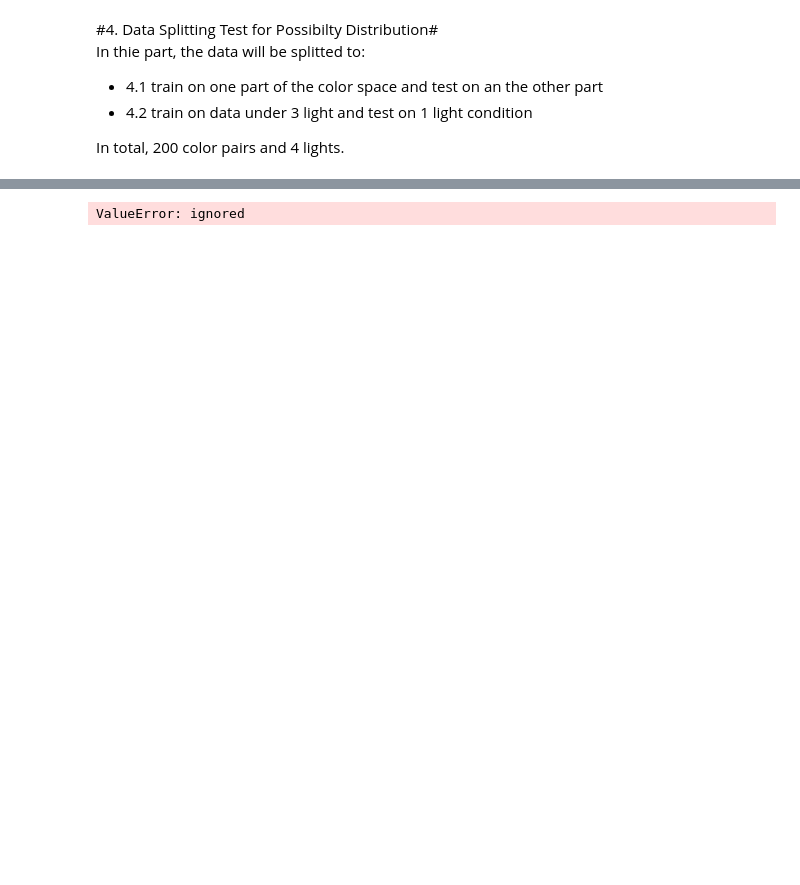
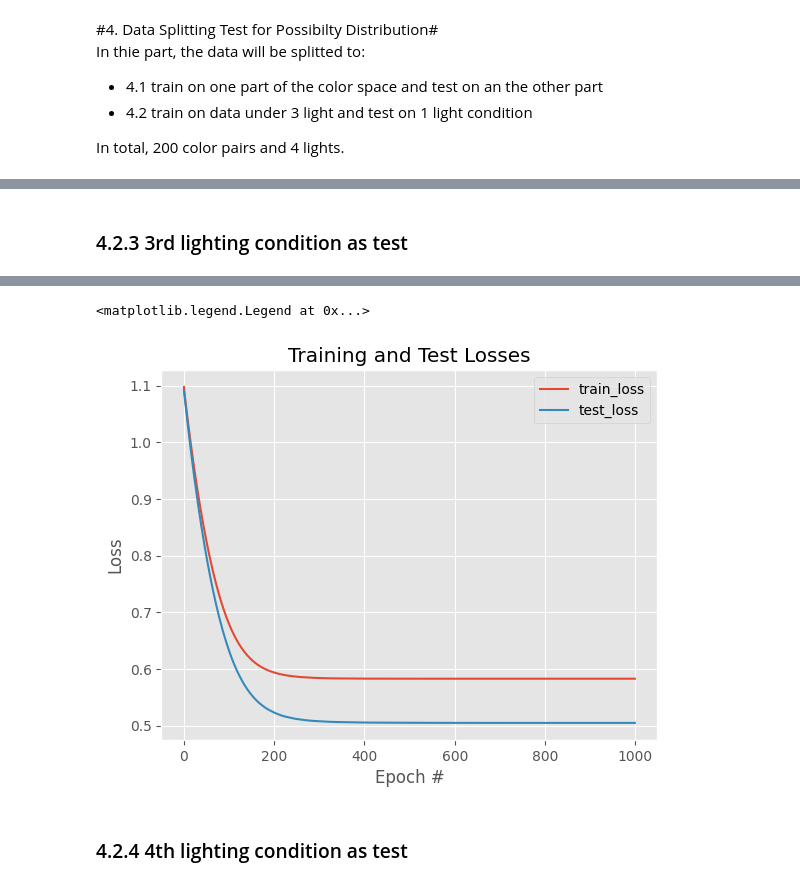
Before and after one commit to Jianfeng0Liu/Color-Difference_Visually-Impaired-People, a Jupyter notebook: Color_Difference_Visually_Impaired_People.ipynb, the cells around one changed output, grey strips where cells are left out. Drawn from its saved outputs; the diff is of its cells as text; code cells hidden in the pictures; blank space fills up the shorter version.

```diff
--- a/Color_Difference_Visually_Impaired_People.ipynb
+++ b/Color_Difference_Visually_Impaired_People.ipynb
@@ -2011,6 +2629,15 @@ print(Y_val)  # example: output to see the possibility distribution for validati
+# %% [markdown]
+### 4.2.3 3rd lighting condition as test ###
 # %%
 from keras.utils import to_categorical
 from keras.losses import categorical_crossentropy
+
+bs=8    # batch_size
+vnoise=1    # the amount of noise to be added to training data
+nn=512    # training units number
+nb_epochs=1000    # training epochs
+temperature = 0.1
+
 
 ##### Preprocess Train/Test Sets #####
 data_df = pd.read_csv('/content/drive/MyDrive/data/all_BVG.csv', header=0)    # note the data is from all_BVG.csv file
@@ -2031,39 +2658,31 @@ data_df['0occurrences'] = results_subset.apply(count_occurrences, args=(0,), axi
 data_df['1occurrences'] = results_subset.apply(count_occurrences, args=(1,), axis=1)
 data_df['2occurrences'] = results_subset.apply(count_occurrences, args=(2,), axis=1)
 
+data_df = data_df.drop(columns = ['C1', 'C2']+results_cols)    # drop columns (color information and results of participants)
+
 # Extract data for each lighting condition
 condition1 = data_df.iloc[0:200, :]
 condition2 = data_df.iloc[200:400, :]
 condition3 = data_df.iloc[400:600, :]
 condition4 = data_df.iloc[600:800, :]
 
-# Randomly choose indices for training and validation
-train_indices = random.sample(range(200), k=160)
-val_indices = [i for i in range(200) if i not in train_indices]
+val_condition = condition3   # choose lighting condition for test set
+train_conditions = [c for c in [condition1, condition2, condition3, condition4] if c is not val_condition]    # the left will be train condition
+train_set = pd.concat(train_conditions)    # concatenate the remaining conditions for training set
 
-# Construct the training set
-train_data = pd.concat([condition1.iloc[train_indices[0]:train_indices[-1]+1, :],
-                        condition2.iloc[train_indices[0]:train_indices[-1]+1, :],
-                        condition3.iloc[train_indices[0]:train_indices[-1]+1, :],
-                        condition4.iloc[train_indices[0]:train_indices[-1]+1, :]])
+# Get the Lab data (X) and probability distribution (Y)
+train_set = np.asarray(train_set).astype(np.float32)    # convert to ndarray, then convert all the components to float32
+X_train = train_set[:,0:6]
+X_train = X_train.reshape(-1,6,1,1)
+Y_train = train_set[:,6:9]    # probability distribution columns
+Y_train = Y_train.reshape(-1,3)
 
-# Construct the test set
-val_data = pd.concat([condition1.iloc[val_indices[0]:val_indices[-1]+1, :],
-                      condition2.iloc[val_indices[0]:val_indices[-1]+1, :],
-                      condition3.iloc[val_indices[0]:val_indices[-1]+1, :],
-                      condition4.iloc[val_indices[0]:val_indices[-1]+1, :]])
-
-# Convert to numpy arrays
-train_set = np.asarray(train_set).astype(np.float32)
 val_set = np.asarray(val_set).astype(np.float32)
-
-X_train=train_set[:,0:6]
-X_train = X_train.reshape(-1,6,1,1)
-Y_train=train_set[:,6]
-
-X_val =val_set[:,0:6]
+X_val = val_set[:,0:6]
 X_val = X_val.reshape(-1,6,1,1)
-Y_val =val_set[:,6]
+Y_val = val_set[:,6:9]
+Y_val = Y_val.reshape(-1,3)
+#print(X_train)  # example: output to see the possibility distribution for validation set
 
 
 ##### Data augmentation #####
@@ -2193 +2828,4 @@ Epoch 1/1000
-ValueError: ignored
+<matplotlib.legend.Legend at 0x...>
+[figure, added]
+# %% [markdown]
+### 4.2.4 4th lighting condition as test ###
```
Also changed, not shown: parts of 17 cells of this notebook.
